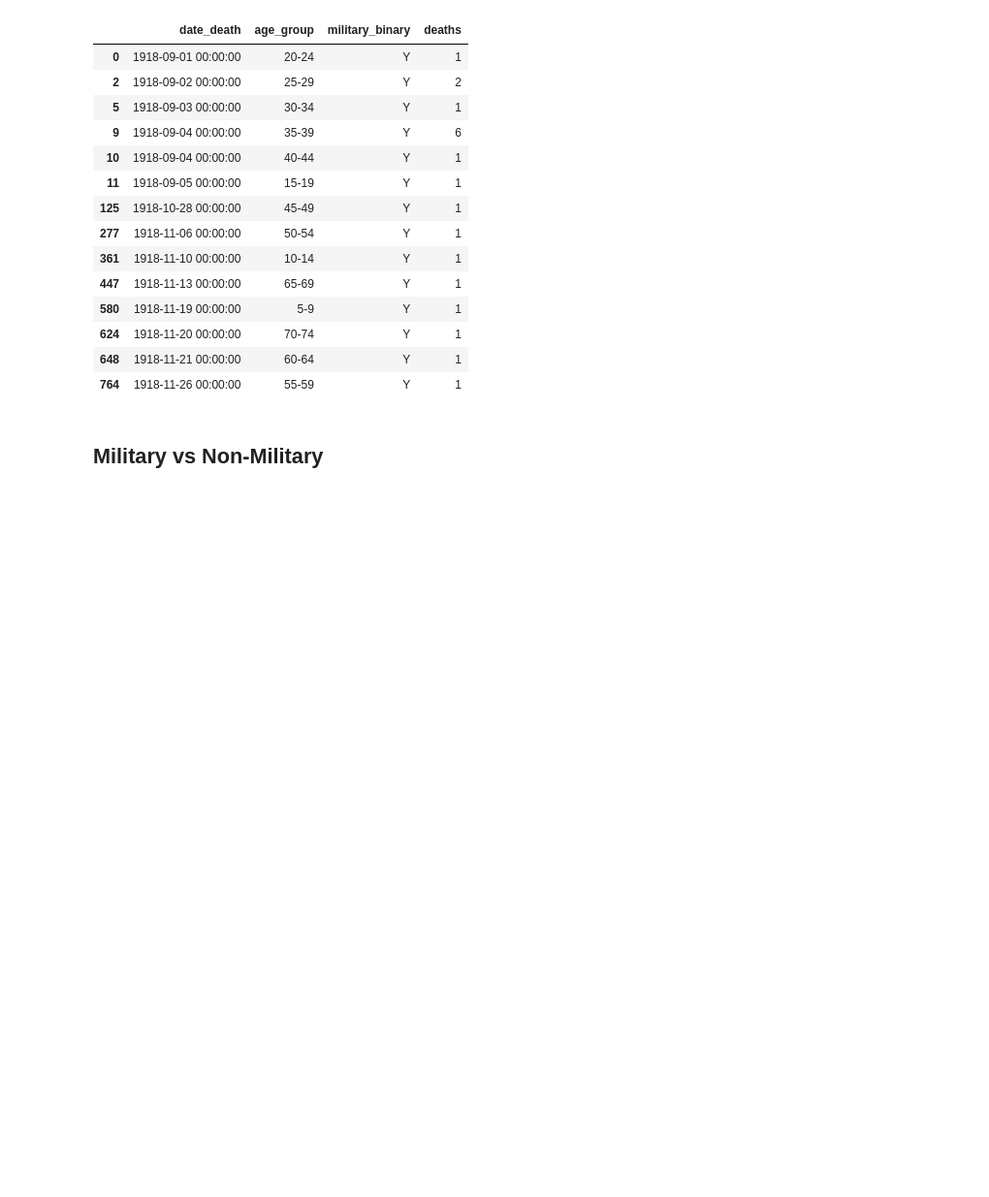
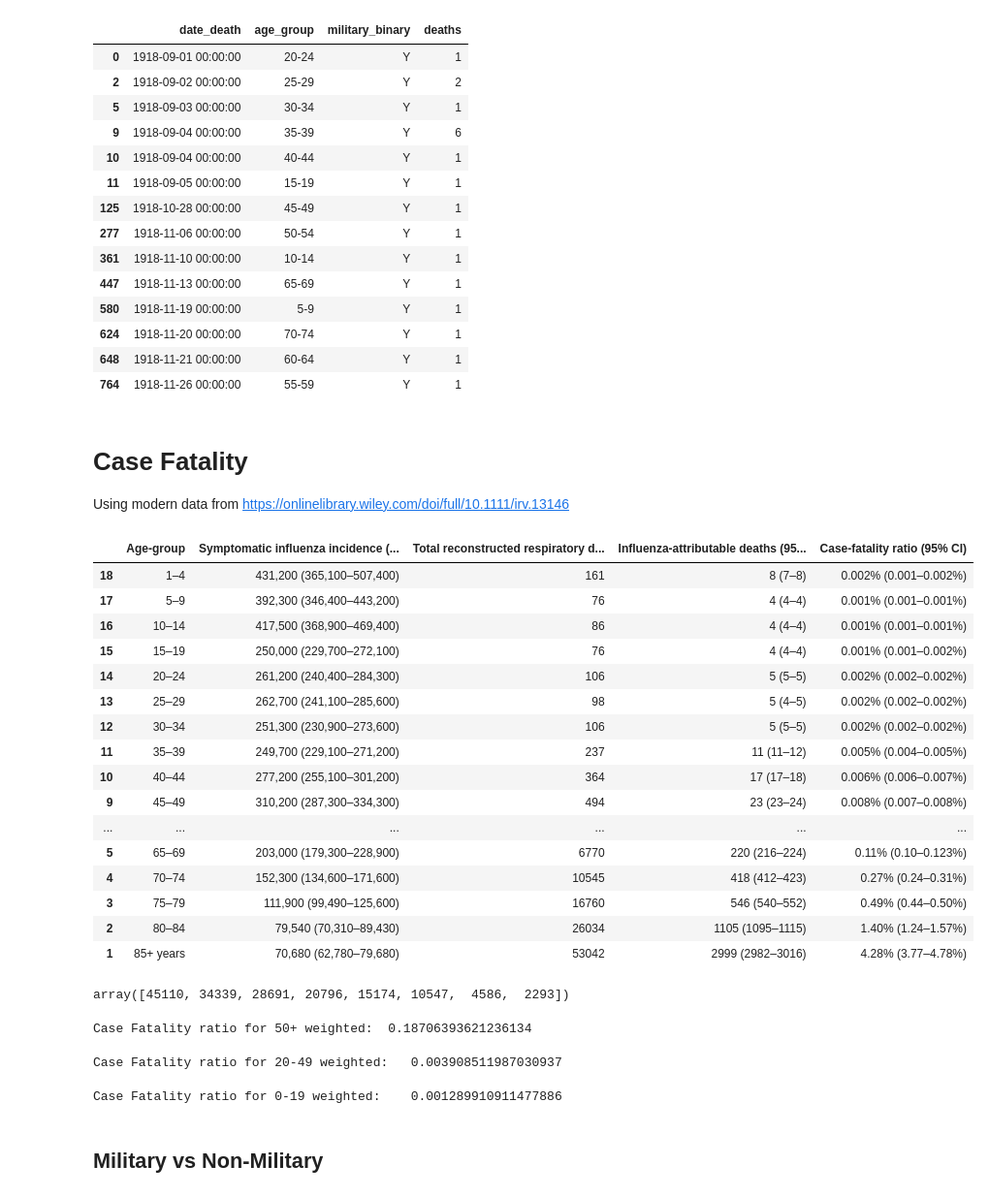
Before and after one commit to gavdoubleu/SEIRD_model, a Jupyter notebook: SEIRD_model_files/SEIRD model data processing.ipynb, the cells around one changed output. Shown at 97% size. Cells and saved outputs as stored; diff of their text form; code cells hidden in the pictures; blank space fills up the shorter version.

```diff
--- a/SEIRD_model_files/SEIRD model data processing.ipynb
+++ b/SEIRD_model_files/SEIRD model data processing.ipynb
@@ -85,3 +86,27 @@ def find_number_of_deaths_by_date(df):
         deaths_that_day = df.loc[(df['date_death']==row['date_death']) & (df['military_binary']==row['military_binary'])]
         df_out.loc[i, 'total deaths'] += deaths_that_day['deaths'].sum()
     return df_out
+# %% [markdown]
+# Case Fatality
+Using modern data from https://onlinelibrary.wiley.com/doi/full/10.1111/irv.13146
+# %%
+df_dummy = pd.read_csv('../Case_Fatality_Netherlands_McDonald2023.txt',sep='\t', header=0, thousands=',')
+df_dummy.iloc[::-1].drop([19,0])
+# %% [output]
+|  | Age-group | Symptomatic influenza incidence (... | Total reconstructed respiratory d... | Influenza-attributable deaths (95... | Case-fatality ratio (95% CI) |
+| 18 | 1–4 | 431,200 (365,100–507,400) | 161 | 8 (7–8) | 0.002% (0.001–0.002%) |
+| 17 | 5–9 | 392,300 (346,400–443,200) | 76 | 4 (4–4) | 0.001% (0.001–0.001%) |
+| 16 | 10–14 | 417,500 (368,900–469,400) | 86 | 4 (4–4) | 0.001% (0.001–0.001%) |
+| 15 | 15–19 | 250,000 (229,700–272,100) | 76 | 4 (4–4) | 0.001% (0.001–0.002%) |
+| 14 | 20–24 | 261,200 (240,400–284,300) | 106 | 5 (5–5) | 0.002% (0.002–0.002%) |
+| 13 | 25–29 | 262,700 (241,100–285,600) | 98 | 5 (4–5) | 0.002% (0.002–0.002%) |
+| 12 | 30–34 | 251,300 (230,900–273,600) | 106 | 5 (5–5) | 0.002% (0.002–0.002%) |
+| 11 | 35–39 | 249,700 (229,100–271,200) | 237 | 11 (11–12) | 0.005% (0.004–0.005%) |
+| 10 | 40–44 | 277,200 (255,100–301,200) | 364 | 17 (17–18) | 0.006% (0.006–0.007%) |
+| 9 | 45–49 | 310,200 (287,300–334,300) | 494 | 23 (23–24) | 0.008% (0.007–0.008%) |
+| ... | ... | ... | ... | ... | ... |
+| 5 | 65–69 | 203,000 (179,300–228,900) | 6770 | 220 (216–224) | 0.11% (0.10–0.123%) |
+| 4 | 70–74 | 152,300 (134,600–171,600) | 10545 | 418 (412–423) | 0.27% (0.24–0.31%) |
+| 3 | 75–79 | 111,900 (99,490–125,600) | 16760 | 546 (540–552) | 0.49% (0.44–0.50%) |
+| 2 | 80–84 | 79,540 (70,310–89,430) | 26034 | 1105 (1095–1115) | 1.40% (1.24–1.57%) |
+| 1 | 85+ years | 70,680 (62,780–79,680) | 53042 | 2999 (2982–3016) | 4.28% (3.77–4.78%) |
@@ -88,3 +115,26 @@ def find_number_of_deaths_by_date(df):
+# %%
+age_nums[-1] = int((2./3.)*6879)
+age_nums = np.append(age_nums,np.array(int(1./3. * 6879)))
+age_nums
+# %% [output]
+array([45110, 34339, 28691, 20796, 15174, 10547,  4586,  2293])
+# %%
+fatality_ratios_50p = np.array([0.007, 0.029,0.039,0.11,0.27,0.49,1.40,4.28])
+print("Case Fatality ratio for 50+ weighted: ",(age_nums * fatality_ratios_50p / age_nums.sum()).sum())
+# %% [output]
+Case Fatality ratio for 50+ weighted:  0.18706393621236134
+# %%
+fatality_ratios_20_49 = np.array([0.002, 0.002, 0.002, 0.005, 0.006, 0.008])
+age_20_49 = np.array(df_age.loc[4:9, 'Total'])
+print("Case Fatality ratio for 20-49 weighted:  ",(age_20_49 * fatality_ratios_20_49).sum()/age_20_49.sum())
+# %% [output]
+Case Fatality ratio for 20-49 weighted:   0.003908511987030937
+# %%
+fatality_ratios_0_19 = np.array([0.002, 0.001, 0.001, 0.001])
+age_0_19 = np.array(df_age.loc[:3, 'Total'])
+print("Case Fatality ratio for 0-19 weighted:   ", (age_0_19*fatality_ratios_0_19).sum()/age_0_19.sum())
+# %% [output]
+Case Fatality ratio for 0-19 weighted:    0.001289910911477886
 # %% [markdown]
 ## Military vs Non-Military
 # %% [markdown]
```
Also changed, not shown: parts of 2 cells of this notebook, 3 other files.
